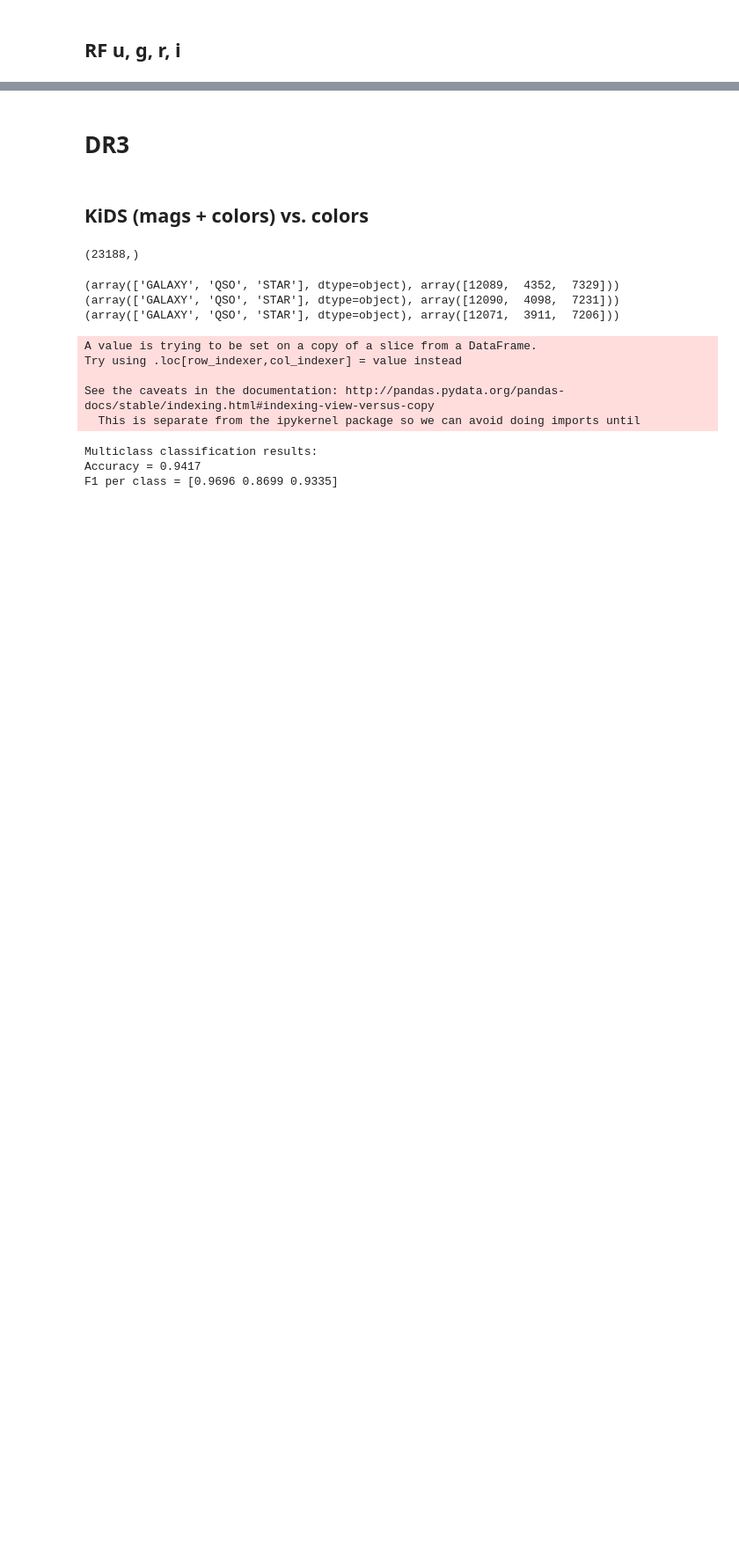
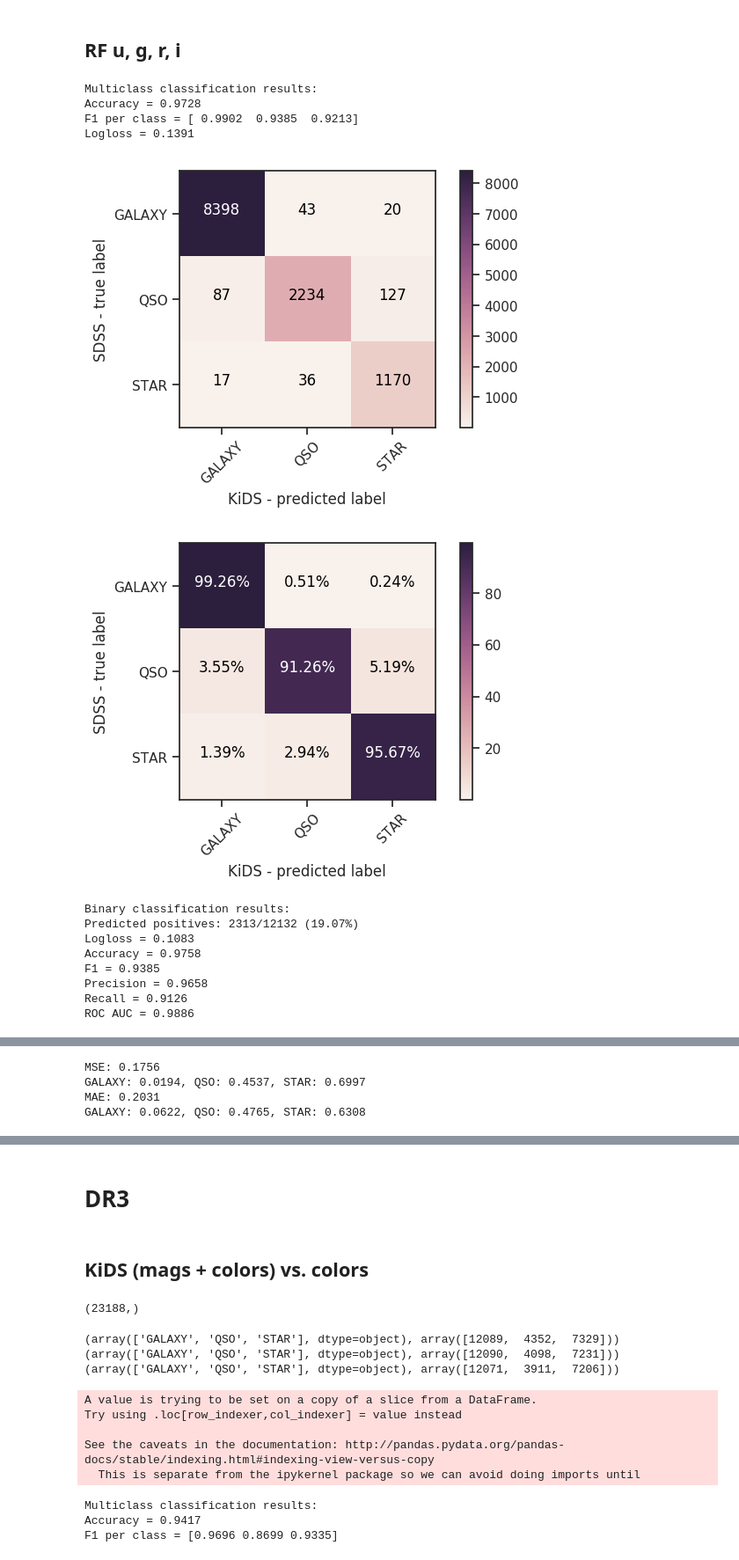
Before and after one commit to snakoneczny/kids-quasars, a Jupyter notebook: notebooks/experiment_results.ipynb, the cells around one changed output, grey strips where cells are left out. Shown at 88% size. Cells and saved outputs as stored; diff of their text form; code cells hidden in the pictures; blank space fills up the shorter version.

```diff
--- a/notebooks/experiment_results.ipynb
+++ b/notebooks/experiment_results.ipynb
@@ -25,2 +26,30 @@ sns.set_palette('cubehelix')
 # %% [markdown]
 ## RF u, g, r, i
+# %%
+preds_clf = pd.read_csv('../outputs/exp_preds/KiDS_DR4_x_SDSS_DR14_rf_f-all_test-magnitude__2019-03-08_12:13:04.csv')
+model_clf = joblib.load('../outputs/exp_models/KiDS_DR4_x_SDSS_DR14_rf_f-all_test-magnitude__2019-03-08_12:13:04.joblib')
+# %%
+preds_z = pd.read_csv('../outputs/exp_preds/KiDS_DR4_x_SDSS_DR14_rf_f-all_test-magnitude__2019-03-08_12:32:50.csv')
+model_z = joblib.load('../outputs/exp_models/KiDS_DR4_x_SDSS_DR14_rf_f-all_test-magnitude__2019-03-08_12:32:50.joblib')
+# %%
+preds_clf['Z_PHOTO'] = preds_z['Z_PHOTO']
+# %%
+preds_clf['proba_max'] = preds_clf[['QSO_PHOTO', 'GALAXY_PHOTO', 'STAR_PHOTO']].max(axis=1)
+preds_clf_top = preds_clf.loc[preds_clf['proba_max'] >= 0.8]
+# %%
+experiment_report(preds_clf, z_max=4)
+# %% [output]
+Multiclass classification results:
+Accuracy = 0.9728
+F1 per class = [ 0.9902  0.9385  0.9213]
+Logloss = 0.1391
+[figure, added]
+[figure, added]
+Binary classification results:
+Predicted positives: 2313/12132 (19.07%)
+Logloss = 0.1083
+Accuracy = 0.9758
+F1 = 0.9385
+Precision = 0.9658
+Recall = 0.9126
+ROC AUC = 0.9886
@@ -26,0 +57,4 @@ sns.set_palette('cubehelix')
+MSE: 0.1756
+GALAXY: 0.0194, QSO: 0.4537, STAR: 0.6997
+MAE: 0.2031
+GALAXY: 0.0622, QSO: 0.4765, STAR: 0.6308
```
Also changed, not shown: parts of 20 cells of this notebook, 6 other files.
